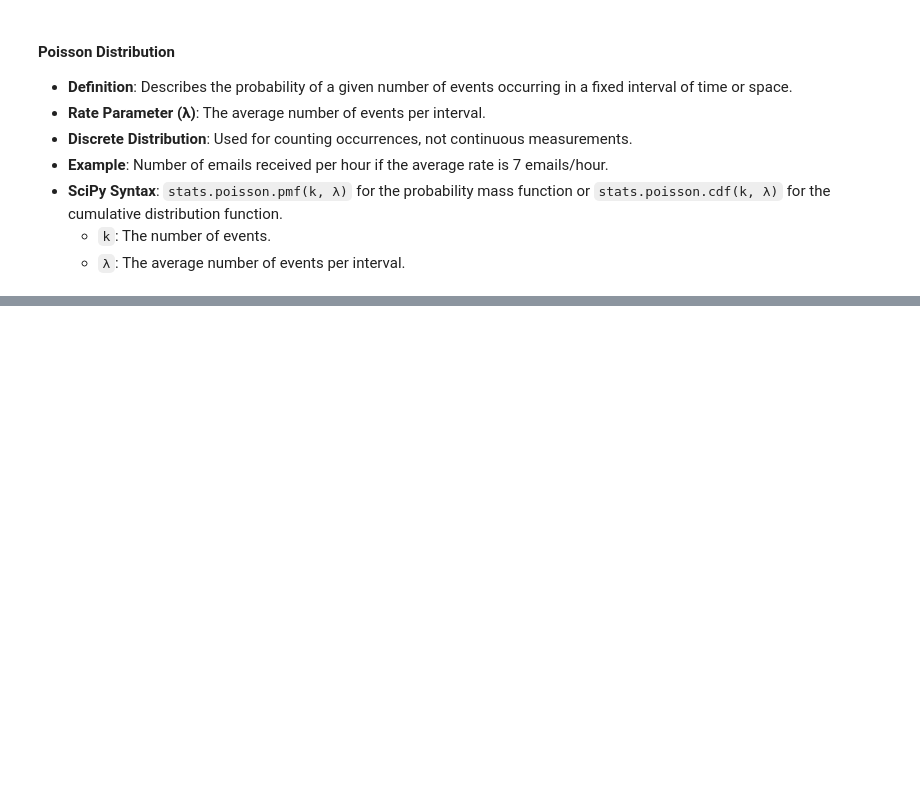
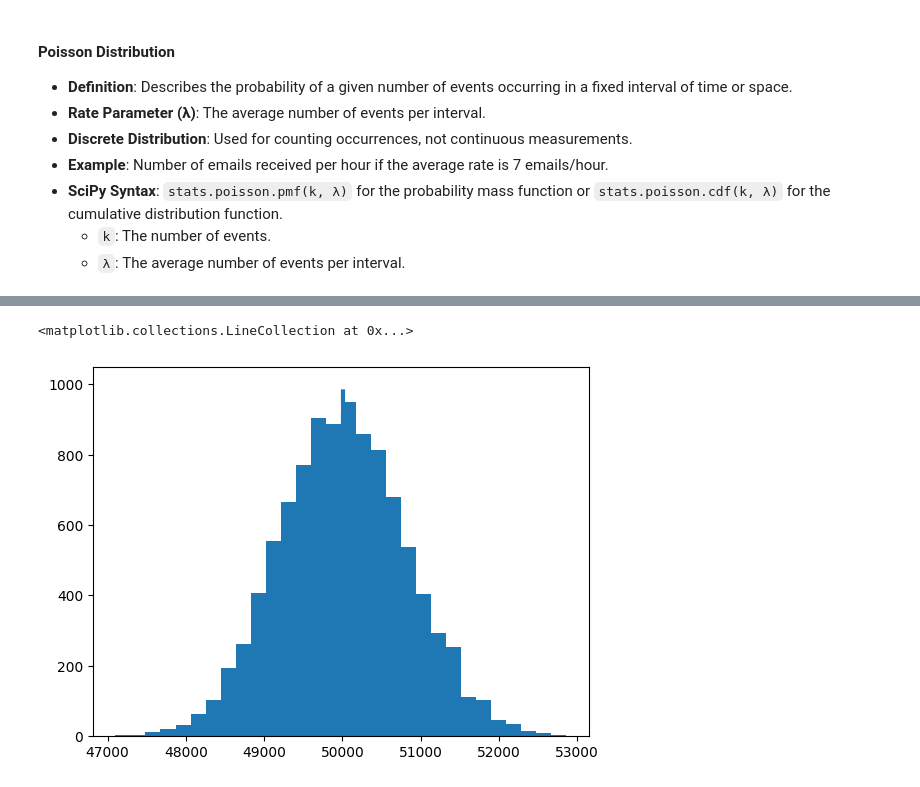
Before and after one commit to dpons222/ML-AI-Self-Learning, a Jupyter notebook: Python/Pandas/Probability.ipynb, the cells around one changed output, grey strips where cells are left out. Saved outputs shown, nothing was run; the diff lists cells and outputs as text; code cells hidden in the pictures; blank space fills up the shorter version.

```diff
--- a/Python/Pandas/Probability.ipynb
+++ b/Python/Pandas/Probability.ipynb
@@ -824,0 +858,19 @@ These values are spread wider, indicating a larger variance.
+# %%
+import numpy as np
+import matplotlib.pyplot as plt
+import random
+
+# Create a population of wages since they are not given in the notes
+np.random.seed(42)  # For reproducibility
+population = list(np.random.normal(50000, 10000, 100000))  # mean=50000, std=10000, size=100000
+sample_means = []
+
+for i in range(10000):
+    samp = random.sample(population, 150)
+    sample_means.append(np.mean(samp))
+
+plt.hist(sample_means, bins = 30)
+plt.vlines(np.mean(sample_means), 0, 1000, lw=3, linestyles='dashed')
+# %% [output]
+<matplotlib.collections.LineCollection at 0x...>
+[figure, added]
```
Also changed, not shown: parts of 33 cells of this notebook.
